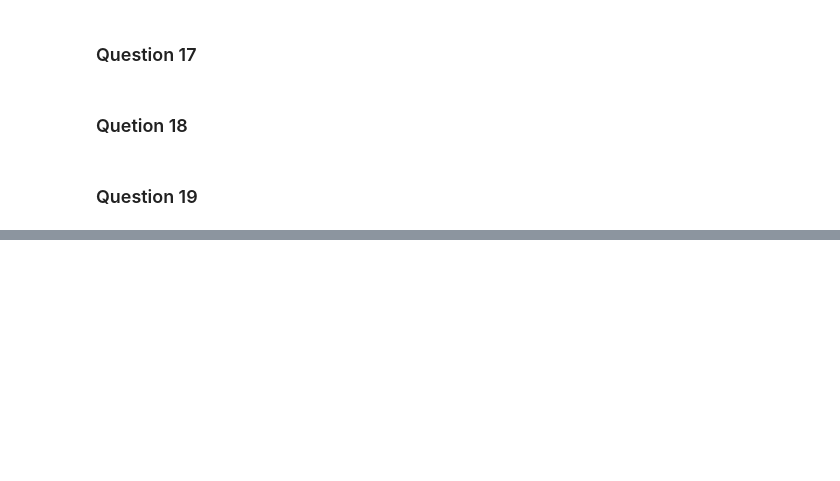
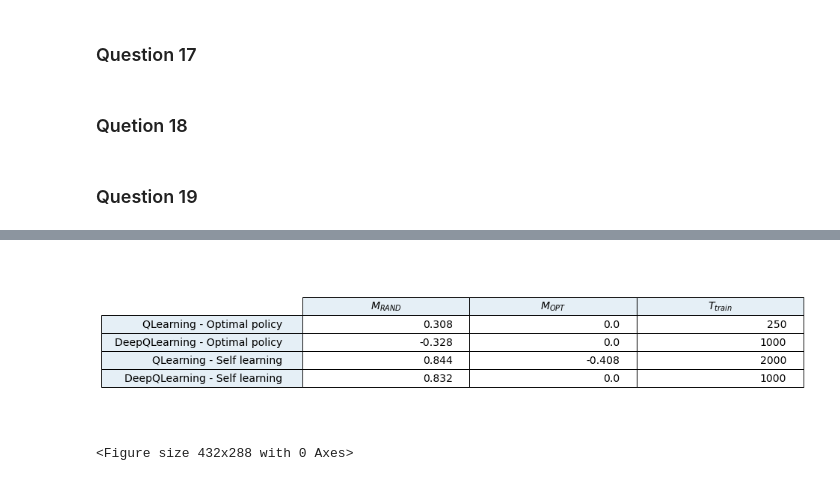
Before and after one commit to Ingloryon/ANN2022_TicTacToe, a Jupyter notebook: DeepQLearning.ipynb, the cells around one changed output, grey strips where cells are left out. Cells and saved outputs as stored; diff of their text form; code cells hidden in the pictures; blank space fills up the shorter version.

```diff
--- a/DeepQLearning.ipynb
+++ b/DeepQLearning.ipynb
@@ -185,0 +200,35 @@ AttributeError: 'DeepQTraining' object has no attribute 'Q_vals'
+# %%
+n_star_best = 15000
+epsilon_min = 0.1
+epsilon_max = 0.8
+epsilon_greedy_policy = lambda ep: max(epsilon_min, epsilon_max*(1-ep/n_star_best))
+epsilon_opt = 0.0
+
+training_q_opt = QTraining(epsilon_greedy_policy)
+training_q_opt.train(epsilon_opt, run_test=True)
+# %%
+n_star_best = 15000
+epsilon_min = 0.1
+epsilon_max = 0.8
+epsilon_greedy_policy = lambda ep: max(epsilon_min, epsilon_max*(1-ep/n_star_best))
+epsilon_opt = 0.0
+
+training_q_self = QTraining(epsilon_greedy_policy)
+training_q_self.train(epsilon_opt, run_test=True, self_learning=True)
+# %%
+epsilon_min = 0.1
+epsilon_max = 0.8
+n_star = 10000 # TODO change to the best n_start
+training_deep_q_opt = DeepQTraining()
+training_deep_q_opt.train(lambda ep: max(epsilon_min, epsilon_max*(1-ep/n_star)), 0.0, run_test=True, self_training=False)
+# %%
+epsilon_min = 0.1
+epsilon_max = 0.8
+n_star = 10000 # TODO change to the best n_start
+training_deep_q_self = DeepQTraining()
+training_deep_q_self.train(lambda ep: max(epsilon_min, epsilon_max*(1-ep/n_star)), 0.5, run_test=True, self_training=True)
+# %%
+get_performance_table(training_q_opt,training_deep_q_opt,training_q_self,training_deep_q_self)
+# %% [output]
+[figure, added]
+<Figure size 432x288 with 0 Axes>
```
Also changed, not shown: parts of 10 cells of this notebook, 1 other file.
